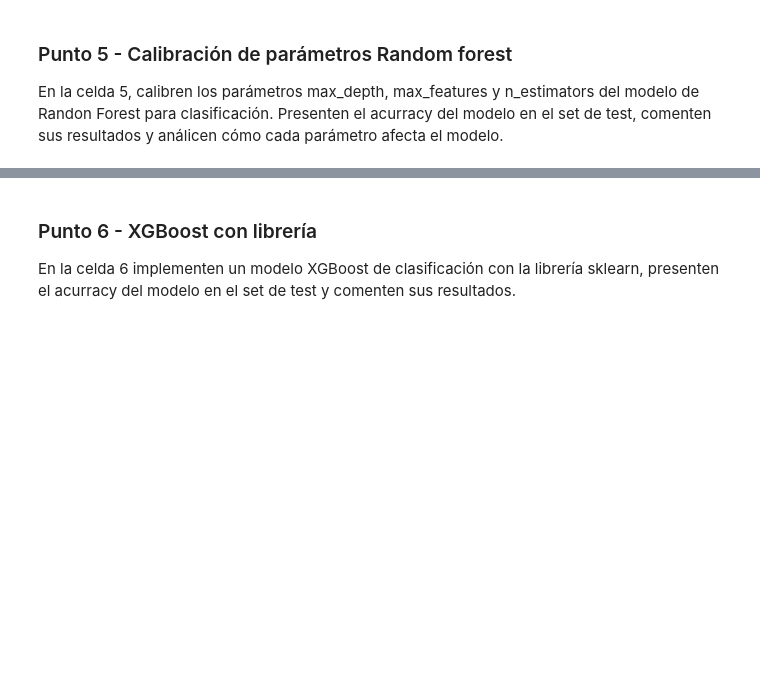
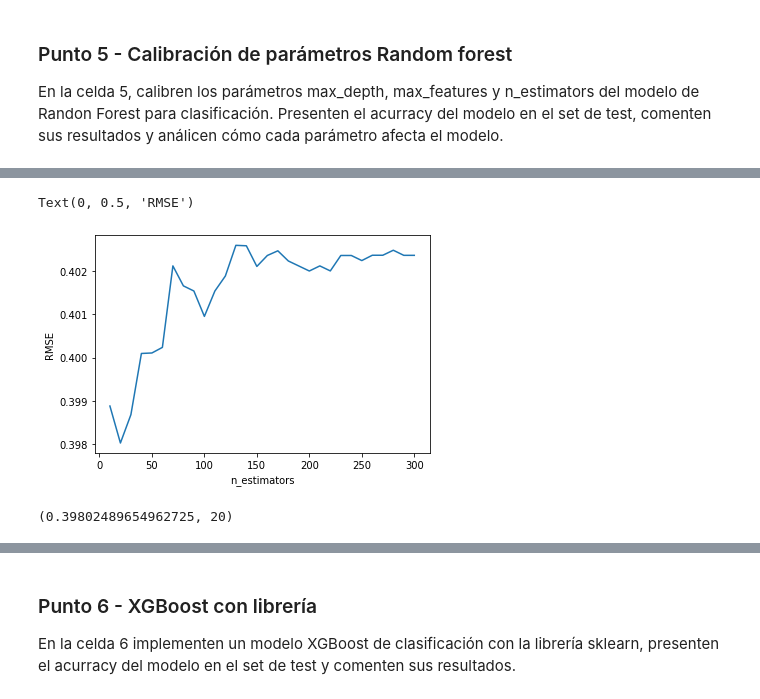
Before and after one commit to jboca-andes/MIAD_ML_and_NLP, a Jupyter notebook: Semana 2/S2TC1_RandomForests_Boosting.ipynb, the cells around one changed output, grey strips where cells are left out. Drawn from its saved outputs; the diff is of its cells as text; code cells hidden in the pictures; blank space fills up the shorter version.

```diff
--- a/Semana 2/S2TC1_RandomForests_Boosting.ipynb
+++ b/Semana 2/S2TC1_RandomForests_Boosting.ipynb
@@ -304,10 +311,14 @@ feature_cols
 
 estimator_range= range(10,310,10)
 accuracy_scores= []
+RMSE_scores = []
+MSE_scores = []
 
 for estimator in estimator_range:
     clf = RandomForestClassifier(n_estimators =estimator, random_state=1, n_jobs=-1 )
     accuracy_scores.append(cross_val_score(clf,X, y, cv=5, scoring='accuracy').mean())
+    MSE_scores = cross_val_score(clf,X,y, cv=5, scoring='neg_mean_squared_error' )
+    RMSE_scores.append(np.mean(np.sqrt(-MSE_scores)))
 # %%
 plt.plot(estimator_range, accuracy_scores)
 plt.xlabel('n_estimators')
@@ -314,0 +329,12 @@ plt.ylabel('Accuracy')
+# %%
+plt.plot(estimator_range, RMSE_scores)
+plt.xlabel('n_estimators')
+plt.ylabel('RMSE')
+# %% [output]
+Text(0, 0.5, 'RMSE')
+[figure, added]
+# %%
+error, n_estimators = sorted(zip(RMSE_scores, estimator_range))[0]
+(error, n_estimators)
+# %% [output]
+(0.39802489654962725, 20)
```
Also changed, not shown: parts of 7 cells of this notebook.
